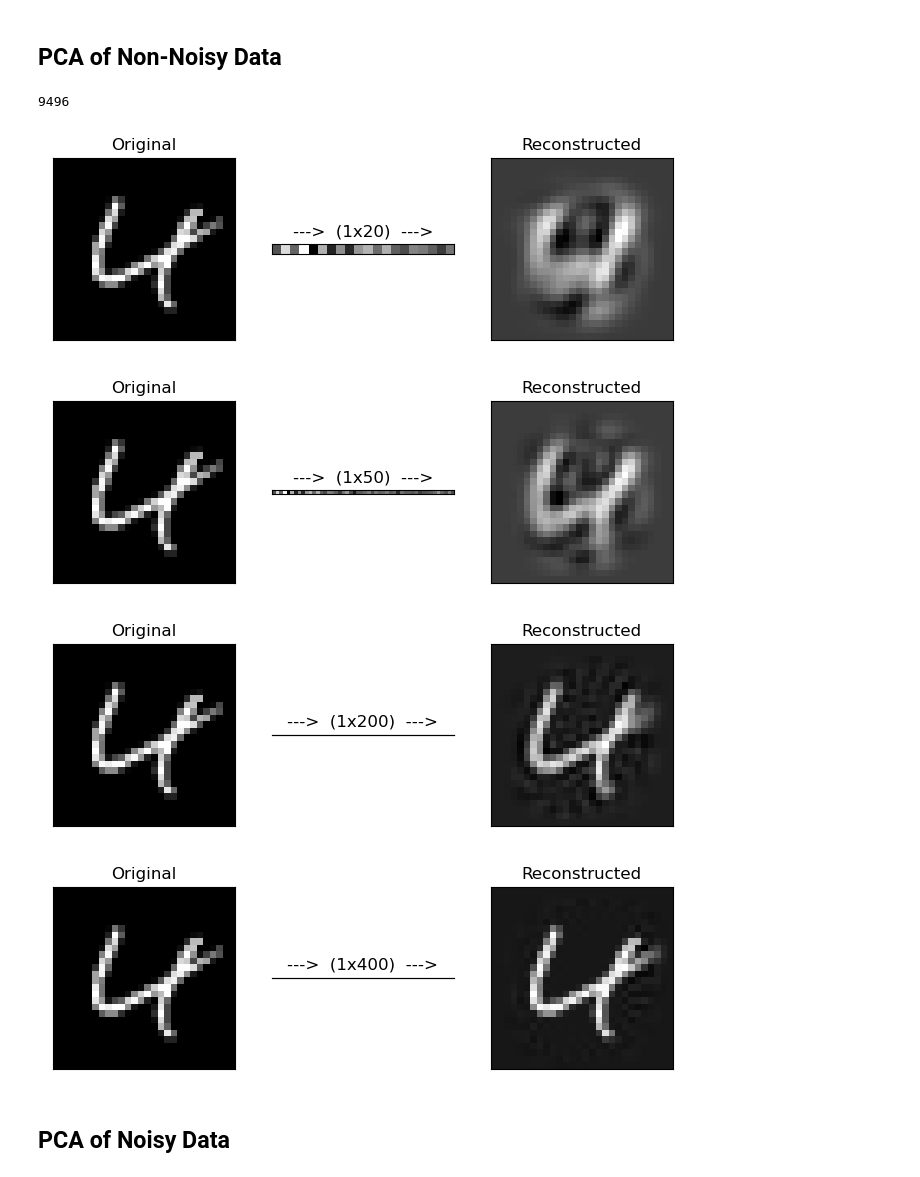
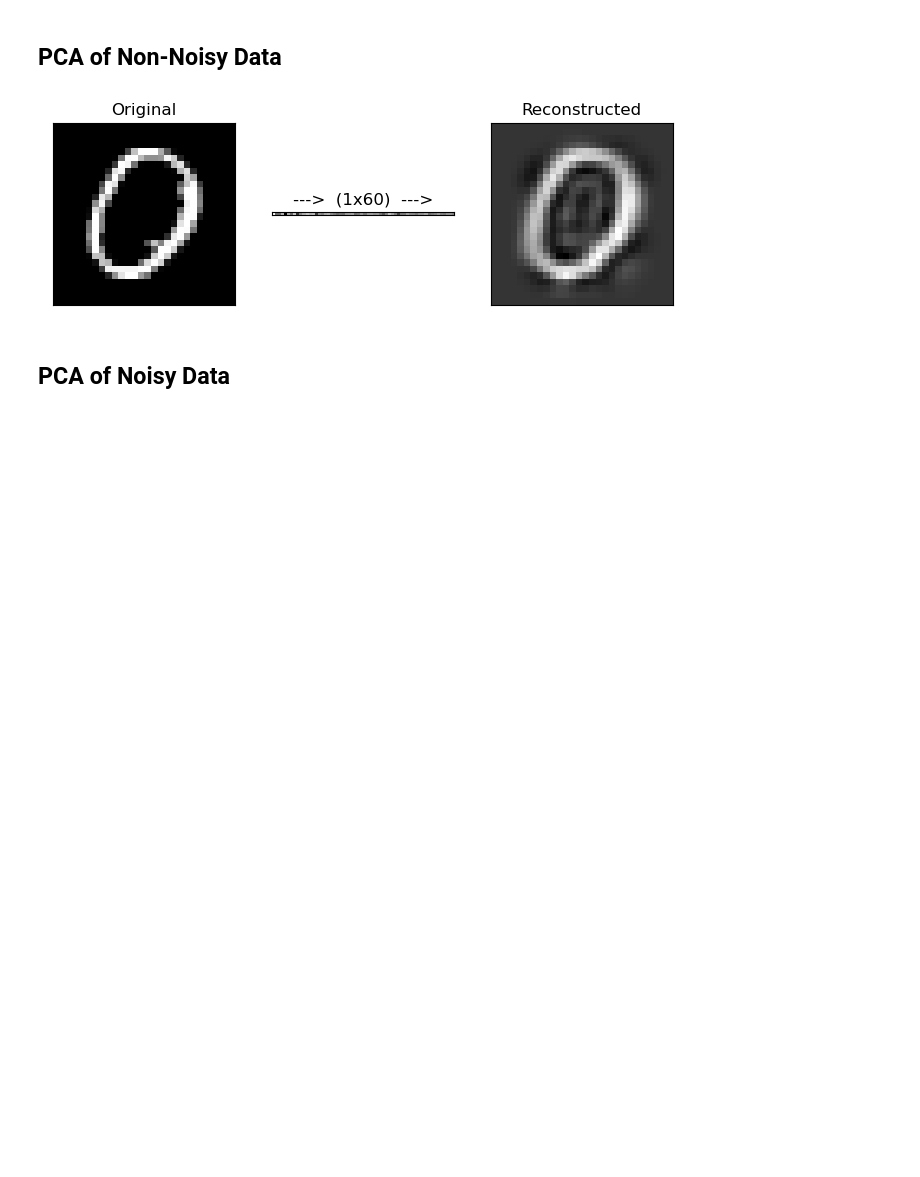
Before and after one commit to karlzam/school, a Jupyter notebook: phys555/assignment01/A1Q3-KZammit.ipynb, the cells around one changed output. Drawn from its saved outputs; the diff is of its cells as text; code cells hidden in the pictures; blank space fills up the shorter version.

```diff
--- a/phys555/assignment01/A1Q3-KZammit.ipynb
+++ b/phys555/assignment01/A1Q3-KZammit.ipynb
@@ -42,46 +42,44 @@ Text(0.5, 1.0, 'Noisy Image with Variance of 0.08')
 # %%
 # Not noisy data plots
 n_pic = np.random.choice(np.arange(len(inp_va)))
-print(n_pic)
 
-for kc in [20, 50, 200, 400]:
+# going with 250 as a starting point, as it looks to account for approx 90% of the variance of all of the data
+# for kc in [20, 50, 200, 250, 300, 400]: 250, 300. and 400 looked very similar
+#for kc in [100,150,200,250]:
+for kc in [60]:
     n_components=kc
     pca=PCA(n_components=n_components)
 
     # same thing as fit_transform from q1
     pca.fit(inp_tr)
     inp_tr_pca_orig = pca.transform(inp_tr)
     exp_var_pca_orig = pca.explained_variance_ratio_
     cum_sum_eigenvalues_orig = np.cumsum(exp_var_pca_orig)
 
     plt.figure(n_pic, figsize=(8,8))
     approximation = pca.inverse_transform(inp_tr_pca_orig[n_pic])
 
     fig = plt.figure(n_pic)
     plt.subplot(1, 3, 1)
     plt.imshow(inp_tr[n_pic].reshape(28,28),cmap='gray')
     plt.title('Original')
     plt.xticks([])
     plt.yticks([])
 
     plt.subplot(1, 3, 2)
     plt.imshow(inp_tr_pca_orig[n_pic].reshape((-1, n_components)),cmap='gray')
     plt.title('--->  (1x'+str(n_components)+')  --->')
     plt.xticks([])
     plt.yticks([])
 
     plt.subplot(1, 3, 3)
     plt.imshow(approximation.reshape(28,28),cmap='gray')
     plt.title('Reconstructed')
     plt.xticks([])
     plt.yticks([])
     plt.show()
 # %% [output]
-9496
-[figure, old version]
+[figure, new version]
-[figure, removed]
-[figure, removed]
-[figure, removed]
 # %% [markdown]
 ## PCA of Noisy Data
 # %%
```
Also changed, not shown: parts of 5 cells of this notebook, 1 other file.
